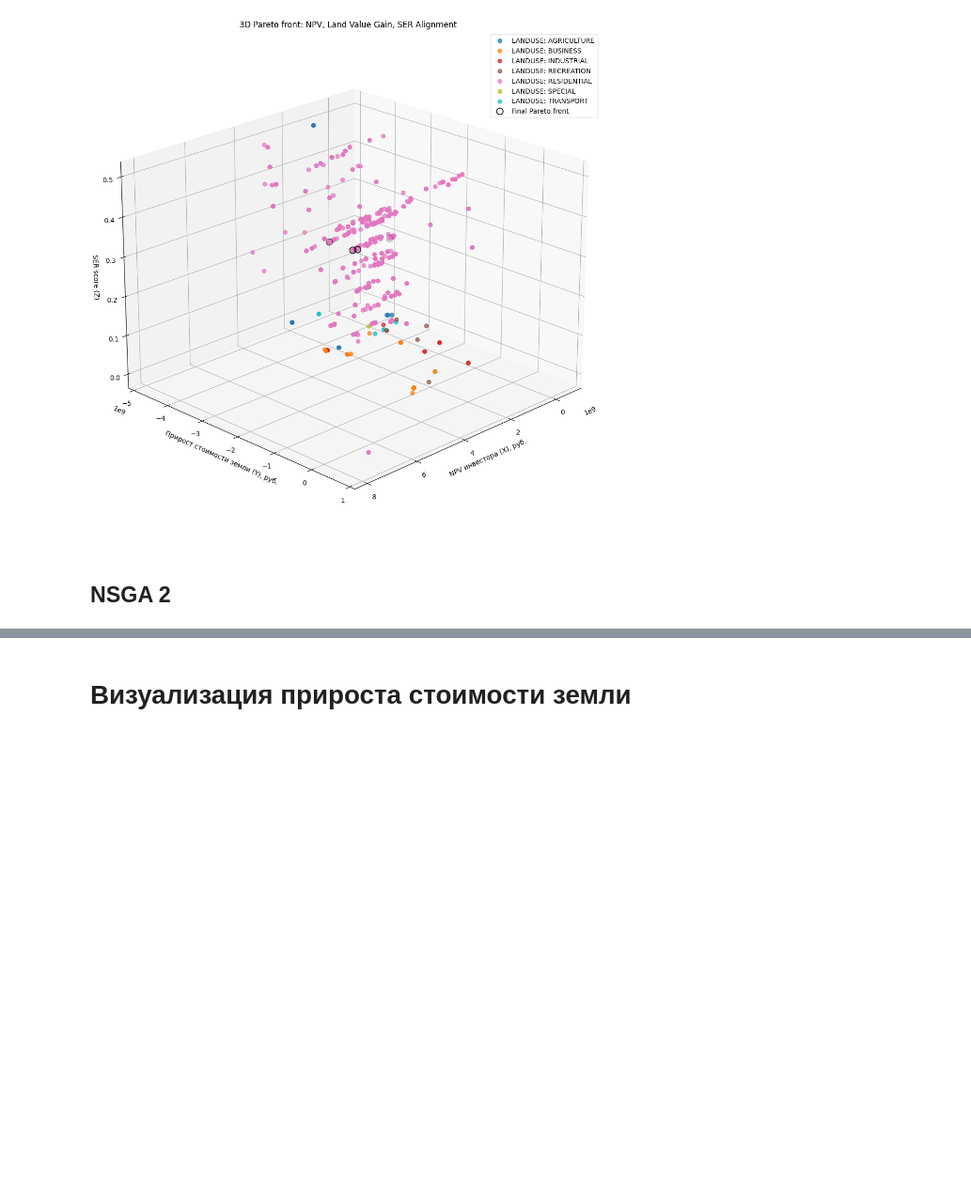
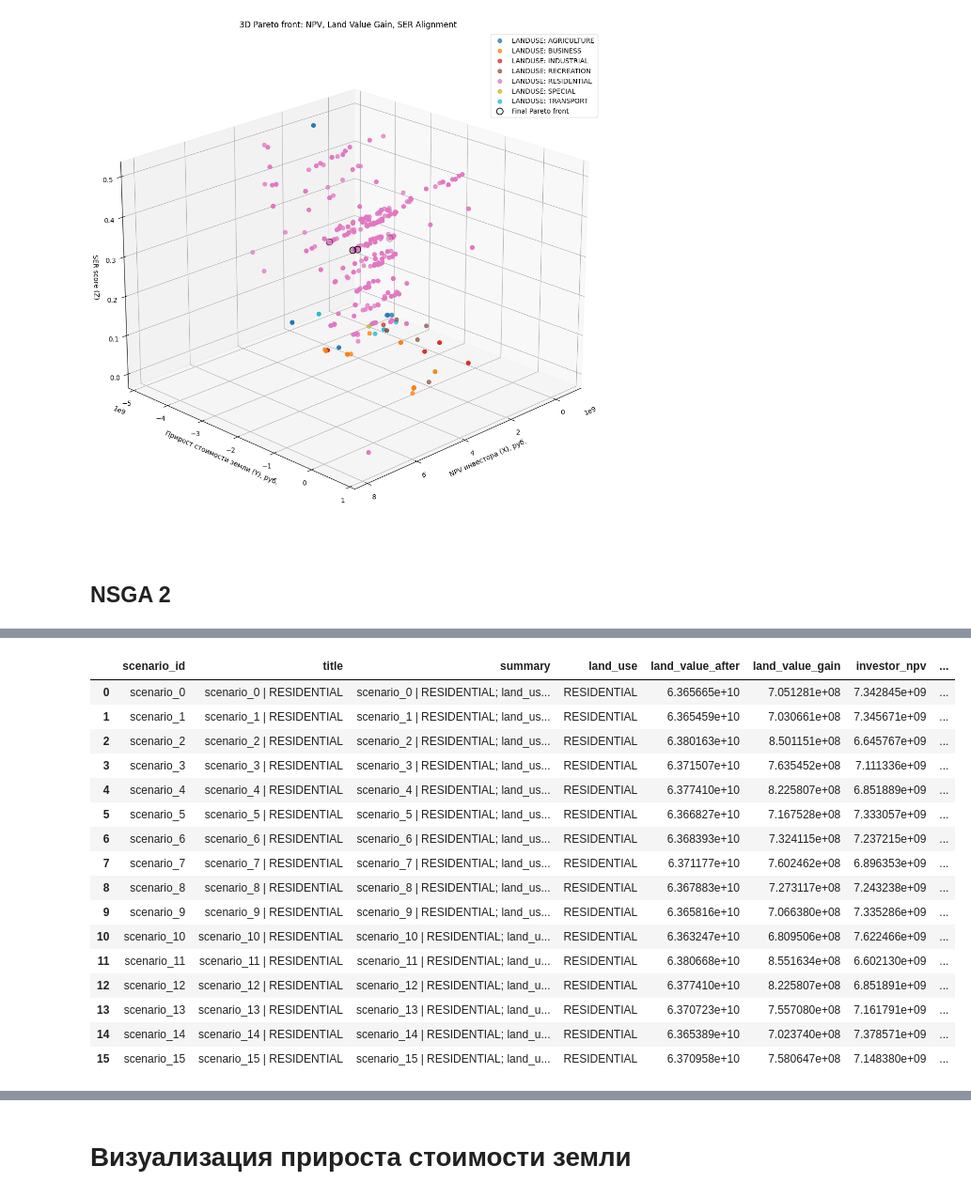
Before and after one commit to Mvin8/Urbanomy, a Jupyter notebook: examples/gatchina_scenarios.ipynb, the cells around one changed output, grey strips where cells are left out. Shown at 94% size. Drawn from its saved outputs; the diff is of its cells as text; code cells hidden in the pictures; blank space fills up the shorter version.

```diff
--- a/examples/gatchina_scenarios.ipynb
+++ b/examples/gatchina_scenarios.ipynb
@@ -434,0 +592,20 @@ plt.show()
+# %%
+pareto_df
+# %% [output]
+|  | scenario_id | title | summary | land_use | land_value_after | land_value_gain | investor_npv | ... |
+| 0 | scenario_0 | scenario_0 | RESIDENTIAL | scenario_0 | RESIDENTIAL; land_us... | RESIDENTIAL | 6.365665e+10 | 7.051281e+08 | 7.342845e+09 | ... |
+| 1 | scenario_1 | scenario_1 | RESIDENTIAL | scenario_1 | RESIDENTIAL; land_us... | RESIDENTIAL | 6.365459e+10 | 7.030661e+08 | 7.345671e+09 | ... |
+| 2 | scenario_2 | scenario_2 | RESIDENTIAL | scenario_2 | RESIDENTIAL; land_us... | RESIDENTIAL | 6.380163e+10 | 8.501151e+08 | 6.645767e+09 | ... |
+| 3 | scenario_3 | scenario_3 | RESIDENTIAL | scenario_3 | RESIDENTIAL; land_us... | RESIDENTIAL | 6.371507e+10 | 7.635452e+08 | 7.111336e+09 | ... |
+| 4 | scenario_4 | scenario_4 | RESIDENTIAL | scenario_4 | RESIDENTIAL; land_us... | RESIDENTIAL | 6.377410e+10 | 8.225807e+08 | 6.851889e+09 | ... |
+| 5 | scenario_5 | scenario_5 | RESIDENTIAL | scenario_5 | RESIDENTIAL; land_us... | RESIDENTIAL | 6.366827e+10 | 7.167528e+08 | 7.333057e+09 | ... |
+| 6 | scenario_6 | scenario_6 | RESIDENTIAL | scenario_6 | RESIDENTIAL; land_us... | RESIDENTIAL | 6.368393e+10 | 7.324115e+08 | 7.237215e+09 | ... |
+| 7 | scenario_7 | scenario_7 | RESIDENTIAL | scenario_7 | RESIDENTIAL; land_us... | RESIDENTIAL | 6.371177e+10 | 7.602462e+08 | 6.896353e+09 | ... |
+| 8 | scenario_8 | scenario_8 | RESIDENTIAL | scenario_8 | RESIDENTIAL; land_us... | RESIDENTIAL | 6.367883e+10 | 7.273117e+08 | 7.243238e+09 | ... |
+| 9 | scenario_9 | scenario_9 | RESIDENTIAL | scenario_9 | RESIDENTIAL; land_us... | RESIDENTIAL | 6.365816e+10 | 7.066380e+08 | 7.335286e+09 | ... |
+| 10 | scenario_10 | scenario_10 | RESIDENTIAL | scenario_10 | RESIDENTIAL; land_u... | RESIDENTIAL | 6.363247e+10 | 6.809506e+08 | 7.622466e+09 | ... |
+| 11 | scenario_11 | scenario_11 | RESIDENTIAL | scenario_11 | RESIDENTIAL; land_u... | RESIDENTIAL | 6.380668e+10 | 8.551634e+08 | 6.602130e+09 | ... |
+| 12 | scenario_12 | scenario_12 | RESIDENTIAL | scenario_12 | RESIDENTIAL; land_u... | RESIDENTIAL | 6.377410e+10 | 8.225807e+08 | 6.851891e+09 | ... |
+| 13 | scenario_13 | scenario_13 | RESIDENTIAL | scenario_13 | RESIDENTIAL; land_u... | RESIDENTIAL | 6.370723e+10 | 7.557080e+08 | 7.161791e+09 | ... |
+| 14 | scenario_14 | scenario_14 | RESIDENTIAL | scenario_14 | RESIDENTIAL; land_u... | RESIDENTIAL | 6.365389e+10 | 7.023740e+08 | 7.378571e+09 | ... |
+| 15 | scenario_15 | scenario_15 | RESIDENTIAL | scenario_15 | RESIDENTIAL; land_u... | RESIDENTIAL | 6.370958e+10 | 7.580647e+08 | 7.148380e+09 | ... |
```
Also changed, not shown: parts of 12 cells of this notebook, 3 other files.
